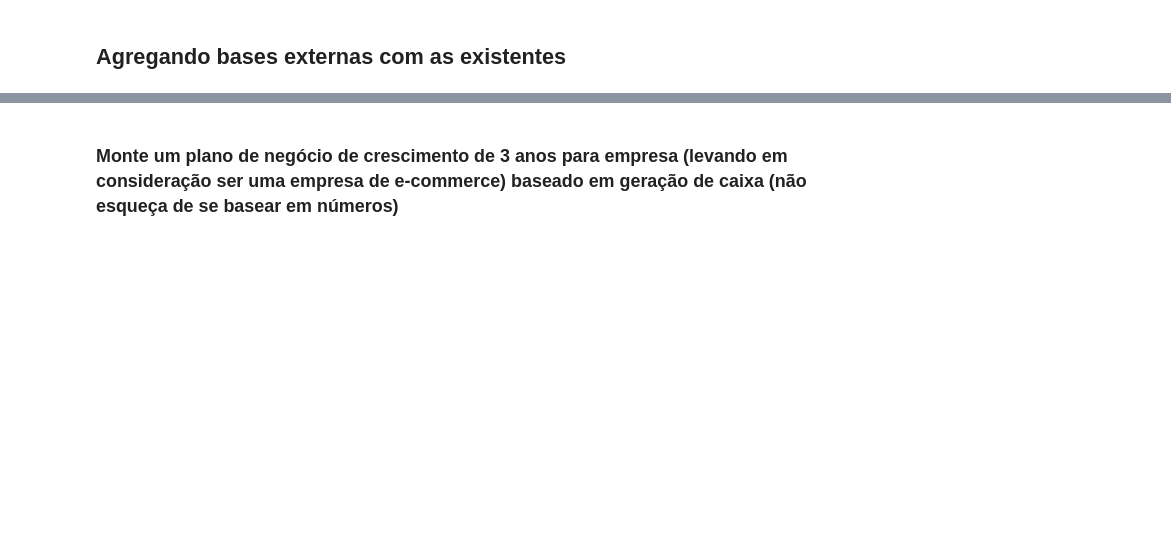
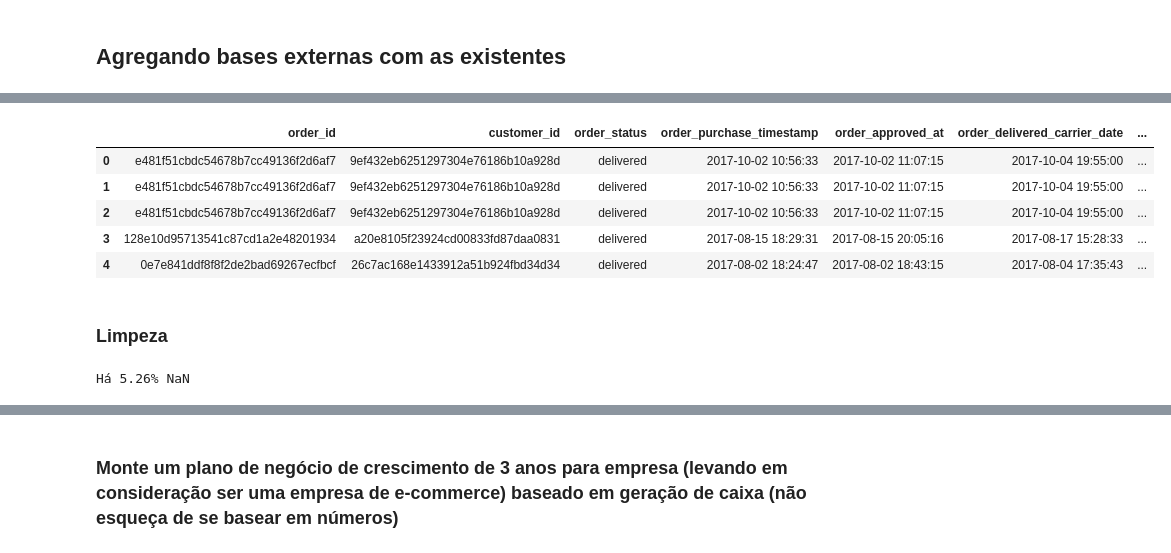
Before and after one commit to thr0wn/americanas_desafio-tecnico, a Jupyter notebook: desafio-notebook.ipynb, the cells around one changed output, grey strips where cells are left out. Cells and saved outputs as stored; diff of their text form; code cells hidden in the pictures; blank space fills up the shorter version.

```diff
--- a/desafio-notebook.ipynb
+++ b/desafio-notebook.ipynb
@@ -350,0 +417,15 @@ Mais conclusões constam no relatório.
+# %%
+# traduziindo os nomes das categorias de produtos para Inglês
+olist_products = pd.read_csv("olist_products.csv")
+prod_cat_name_tr = pd.read_csv("product_category_name_translation.csv")
+olist_products = olist_products.merge(prod_cat_name_tr, on='product_category_name', how='left')
+olist_products.drop ('product_category_name', axis=1, inplace=True)
+# %%
+# carregando
+olist_orders = pd.read_csv("olist_orders.csv")
+olist_order_items = pd.read_csv("olist_order_items.csv")
+olist_order_payments = pd.read_csv("olist_order_payments.csv")
+olist_order_reviews = pd.read_csv("olist_order_reviews.csv")
+olist_sellers = pd.read_csv("olist_sellers.csv")
+olist_customers = pd.read_csv("olist_customers.csv")
+olist_geolocation = pd.read_csv("olist_geolocation.csv")
@@ -350,0 +436,7 @@ Mais conclusões constam no relatório.
+# %%
+olist = olist_orders.merge(olist_order_items, on='order_id', how='left')
+olist = olist.merge(olist_order_payments, on='order_id', how='outer', validate='m:m')
+olist = olist.merge(olist_order_reviews, on='order_id', how='outer')
+olist = olist.merge(olist_products, on='product_id', how='outer')
+olist = olist.merge(olist_customers, on='customer_id', how='outer')
+olist = olist.merge(olist_sellers, on='seller_id', how='outer')
@@ -350,0 +463,11 @@ Mais conclusões constam no relatório.
+# %%
+olist.head()
+# %% [output]
+|  | order_id | customer_id | order_status | order_purchase_timestamp | order_approved_at | order_delivered_carrier_date | ... |
+| 0 | e481f51cbdc54678b7cc49136f2d6af7 | 9ef432eb6251297304e76186b10a928d | delivered | 2017-10-02 10:56:33 | 2017-10-02 11:07:15 | 2017-10-04 19:55:00 | ... |
+| 1 | e481f51cbdc54678b7cc49136f2d6af7 | 9ef432eb6251297304e76186b10a928d | delivered | 2017-10-02 10:56:33 | 2017-10-02 11:07:15 | 2017-10-04 19:55:00 | ... |
+| 2 | e481f51cbdc54678b7cc49136f2d6af7 | 9ef432eb6251297304e76186b10a928d | delivered | 2017-10-02 10:56:33 | 2017-10-02 11:07:15 | 2017-10-04 19:55:00 | ... |
+| 3 | 128e10d95713541c87cd1a2e48201934 | a20e8105f23924cd00833fd87daa0831 | delivered | 2017-08-15 18:29:31 | 2017-08-15 20:05:16 | 2017-08-17 15:28:33 | ... |
+| 4 | 0e7e841ddf8f8f2de2bad69267ecfbcf | 26c7ac168e1433912a51b924fbd34d34 | delivered | 2017-08-02 18:24:47 | 2017-08-02 18:43:15 | 2017-08-04 17:35:43 | ... |
+# %% [markdown]
+### Limpeza
@@ -350,0 +478,8 @@ Mais conclusões constam no relatório.
+# %%
+# valores NaN
+before_drop = olist.shape[0]
+olist= olist.dropna()
+after_drop = olist.shape[0]
+print(f'Há {round(((before_drop-after_drop)/after_drop)*100,2)}% NaN')
+# %% [output]
+Há 5.26% NaN
```
Also changed, not shown: parts of 43 cells of this notebook, 11 other files.
